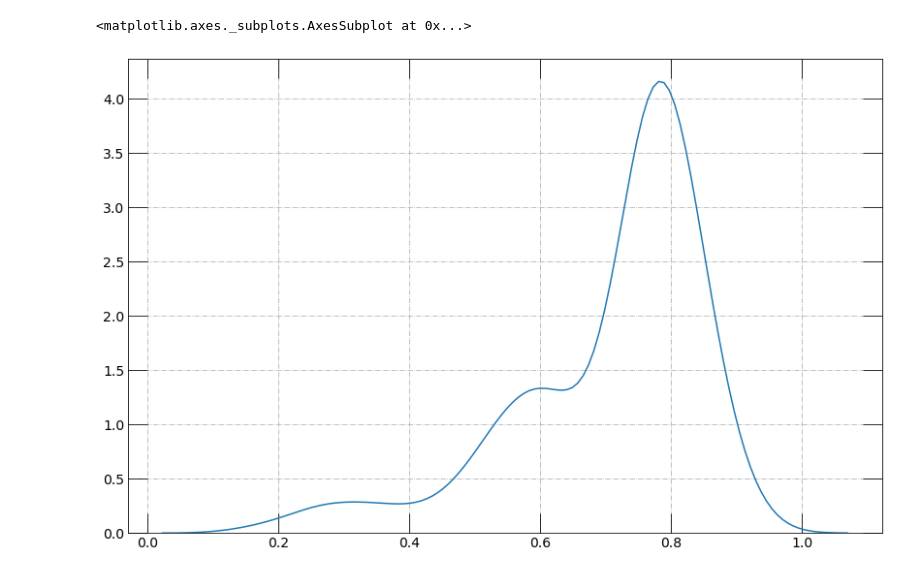
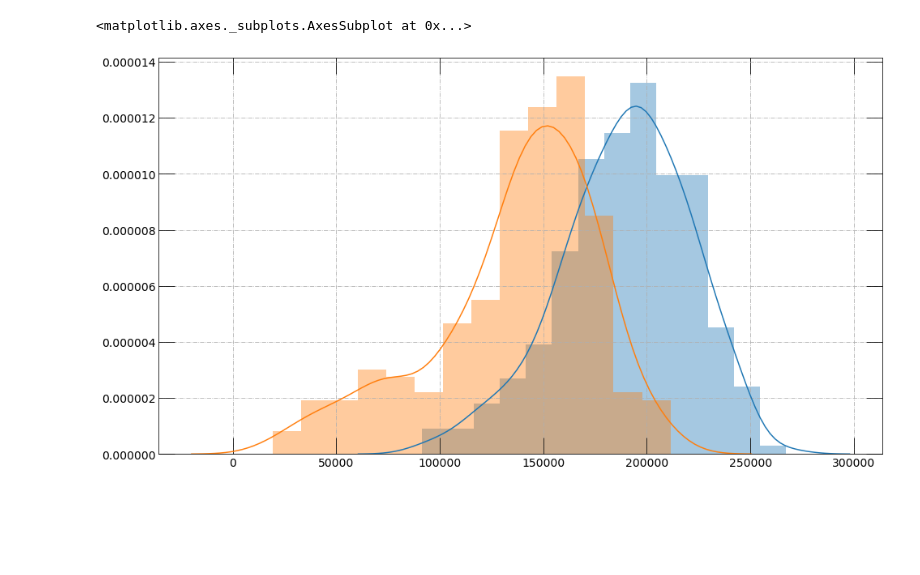
Before and after one commit to fdolek/pypuca, a Jupyter notebook: jupyter/06_integral-Time.ipynb, the cells around one changed output. Drawn from its saved outputs; the diff is of its cells as text; code cells hidden in the pictures; blank space fills up the shorter version.

```diff
--- a/jupyter/06_integral-Time.ipynb
+++ b/jupyter/06_integral-Time.ipynb
@@ -10,3 +10,13 @@ from statistics import mean
 import matplotlib.pyplot as plt
 import scipy.integrate as integrate
 from scipy.ndimage import gaussian_filter
+# %%
+# importing pandas
+import pandas as pd
+
+# Creating new dataframe
+initial_data = {'First_name': ['Ram', 'Mohan', 'Tina', 'Jeetu', 'Meera'],
+                'Last_name': ['Kumar', 'Sharma', 'Ali', 'Gandhi', 'Kumari'],
+                'Marks': [12, 52, 36, 85, 23] }
+df = pd.DataFrame(initial_data, columns = ['First_name', 'Last_name', 'Marks'])
+df
@@ -12,0 +30,12 @@ from scipy.ndimage import gaussian_filter
+# %%
+result = []
+for value in df["Marks"]:
+    if value >= 33:
+        result.append("Pass")
+    elif value < 0 and value > 100:
+        result.append("Invalid")
+    else:
+        result.append("Fail")
+
+df["Result"] = result
+df
@@ -37,11 +73,11 @@ dict_int = {}
 run = []
 non_Quartz=[]
 Quartz=[]
-ratio=[]
+#ratio=[]
 
 #places.append(i)
 
-dirname = '/home/furkan/data/april/'
+dirname = '/eos/user/f/fdolek/SWAN_projects/pods/'
 
 
 #if not os.path.exists('LAr_f'):
@@ -70,7 +106,7 @@ for filename in sorted(os.listdir(dirname)):
 
                 non_Quartz.append(integrate.simps(non_Qbase[230:1300]))
                 Quartz.append(integrate.simps(Qbase[230:1300]))
-                ratio.append(integrate.simps(Qbase[230:1300]) / integrate.simps(non_Qbase[230:1300]))
+                #ratio.append(integrate.simps(Qbase[230:1300]) / integrate.simps(non_Qbase[230:1300]))
                 #print(non_Quartz)
 
             else:
@@ -83,7 +119,7 @@ for filename in sorted(os.listdir(dirname)):
 
                 non_Quartz.append(integrate.simps(non_Qbase[390:1500]))
                 Quartz.append(integrate.simps(Qbase[390:1500]))
-                ratio.append( integrate.simps(Qbase[390:1500]) / integrate.simps(non_Qbase[390:1500]))
+                #ratio.append( integrate.simps(Qbase[390:1500]) / integrate.simps(non_Qbase[390:1500]))
 
             date_time_str = run_name
             date_time_obj = datetime.datetime.strptime(date_time_str, '%Y-%m-%d_%H-%M-%S')
@@ -95,6 +131,6 @@ for filename in sorted(os.listdir(dirname)):
 
             run.append(date_time_obj)
             #print(run_name, ',' ,integrate.simps(Qbase[390:1500]) ,',' , integrate.simps(non_Qbase[390:1500]) )
-print(len(ratio))
-run
+#print(len(ratio))
 #run
+#run
@@ -194,7 +226,9 @@ plt.xlim(pd.to_datetime('2020-02-02'), # pd.to_datetime('2016') also works
 # %%
-sns.distplot(ratio, kde = True, hist = False,)
+sns.distplot(non_Quartz, kde = True, hist = True)
+sns.distplot(Quartz, kde= True, hist =True)
+#sns.distplot(ratio, kde= True, hist =False)
 # %% [output]
 <matplotlib.axes._subplots.AxesSubplot at 0x...>
-[figure, old version]
+[figure, new version]
 # %%
 sns.distplot(Quartz, kde= True, hist =False)
```
Also changed, not shown: parts of 18 cells of this notebook, 5 other files.
